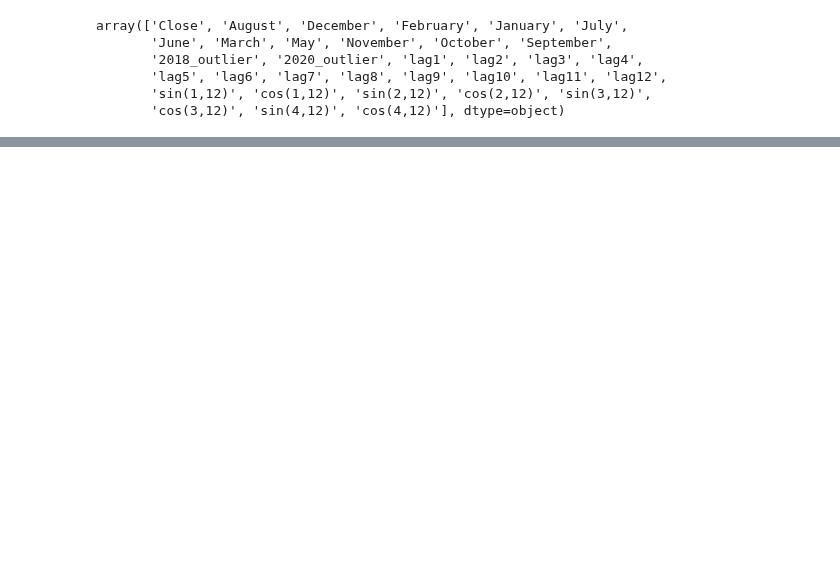
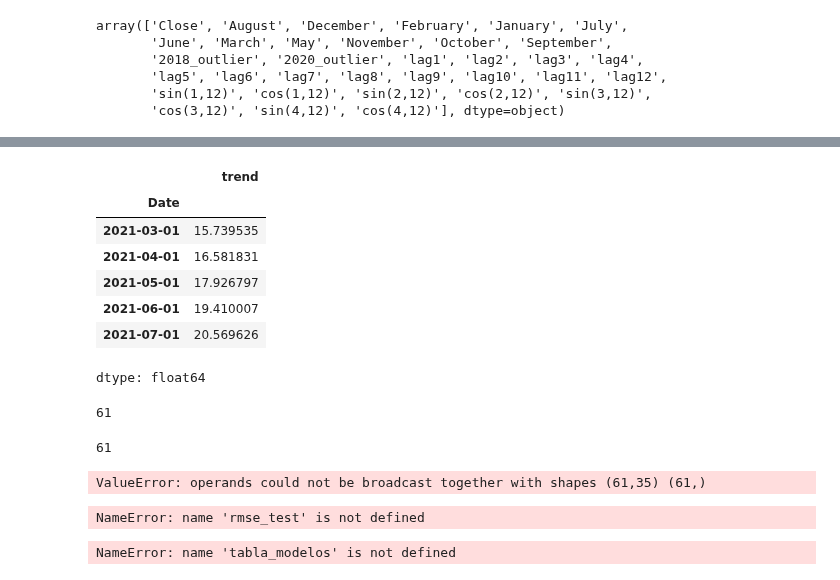
Before and after one commit to Michelleagl/Series_de_Tiempo, a Jupyter notebook: Regresión_lineal.ipynb, the cells around one changed output, grey strips where cells are left out. Saved outputs shown, nothing was run; the diff lists cells and outputs as text; code cells hidden in the pictures; blank space fills up the shorter version.

```diff
--- a/Regresión_lineal.ipynb
+++ b/Regresión_lineal.ipynb
@@ -746,0 +848,26 @@ array([ 0.36139749, -0.        ,  0.        , -0.        ,  0.        ,
+# %%
+import pandas as pd
+from statsmodels.tsa.seasonal import seasonal_decompose
+
+# Assuming 'train' is your time series data as a pandas Series or DataFrame
+
+# 1. Check if 'train' has a DateTimeIndex
+if not isinstance(train.index, pd.DatetimeIndex):
+    # If not, try to convert the index to DateTimeIndex
+    train.index = pd.to_datetime(train.index)
+
+# 2. Infer or set the frequency of the DateTimeIndex
+# If the frequency is not automatically inferred, you need to set it explicitly.
+# Example: If the data is monthly, set the frequency to 'MS'
+# train = train.asfreq('MS')
+
+# 3. Select the relevant column for decomposition (e.g., 'Close')
+# Assuming the column you want to decompose is named 'Close'
+train_series = train['Close']  # Replace 'Close' with the actual column name
+
+# 4. Perform seasonal decomposition on the selected series
+result = seasonal_decompose(train_series, model='additive')
+print(result.trend)
+print(result.seasonal)
+print(result.resid)
+print(result.observed)
@@ -746,0 +892,27 @@ array([ 0.36139749, -0.        ,  0.        , -0.        ,  0.        ,
+# %%
+tendencia = result.trend
+# %%
+tendencia = tendencia.dropna()
+# %%
+tendencia.tail()
+# %% [output]
+|  | trend |
+| Date |  |
+| 2021-03-01 | 15.739535 |
+| 2021-04-01 | 16.581831 |
+| 2021-05-01 | 17.926797 |
+| 2021-06-01 | 19.410007 |
+| 2021-07-01 | 20.569626 |
+dtype: float64
+# %%
+from statsforecast.models import RandomWalkWithDrift
+
+
+model__stl_drift = RandomWalkWithDrift()
+model__stl_drift = model__stl_drift.fit(y=tendencia.values)
+y_hat_dict_trend = model__stl_drift.predict(h=12)
+
+y_hat_dict_trend['mean']
+len(model__stl_drift.predict_in_sample()["fitted"])
+# %% [output]
+61
@@ -746,0 +930,4 @@ array([ 0.36139749, -0.        ,  0.        , -0.        ,  0.        ,
+# %%
+len(season_train_predict)
+# %% [output]
+61
@@ -746,0 +940,17 @@ array([ 0.36139749, -0.        ,  0.        , -0.        ,  0.        ,
+# %%
+residuals_train = train.values[12:train.shape[0]] - predict_stl
+residuals_test = test.values - y_hat
+rmse_train = np.sqrt(np.mean(residuals_train**2))
+rmse_test = np.sqrt(np.mean(residuals_test**2))
+# %% [output]
+ValueError: operands could not be broadcast together with shapes (61,35) (61,)
+# %%
+rmse_test, rmse_train
+# %% [output]
+NameError: name 'rmse_test' is not defined
+# %%
+tabla_modelos = pd.concat([tabla_modelos,
+           pd.DataFrame(columns=['Modelo', 'RMSE Train', 'RMSE Test', 'Parametros'],
+                        data = [['STL', rmse_train, rmse_test, 0]])])
+# %% [output]
+NameError: name 'tabla_modelos' is not defined
```
Also changed, not shown: parts of 74 cells of this notebook.
